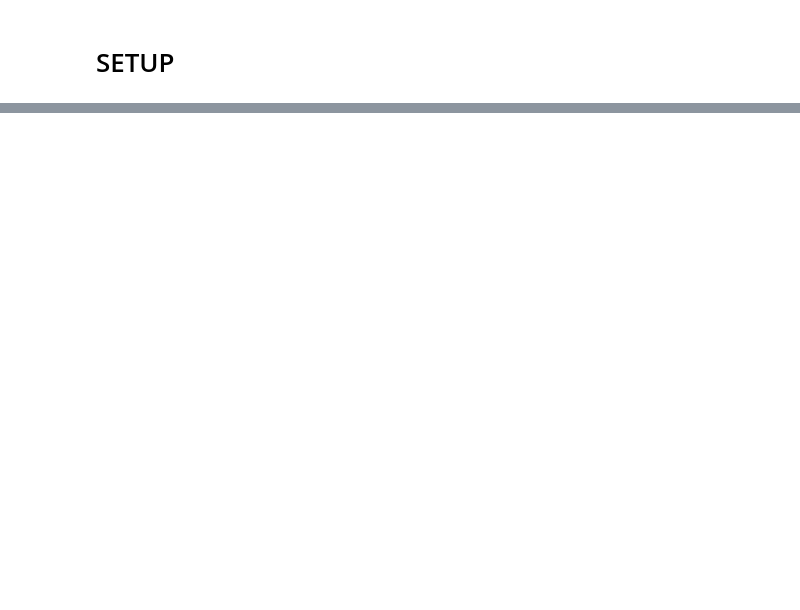
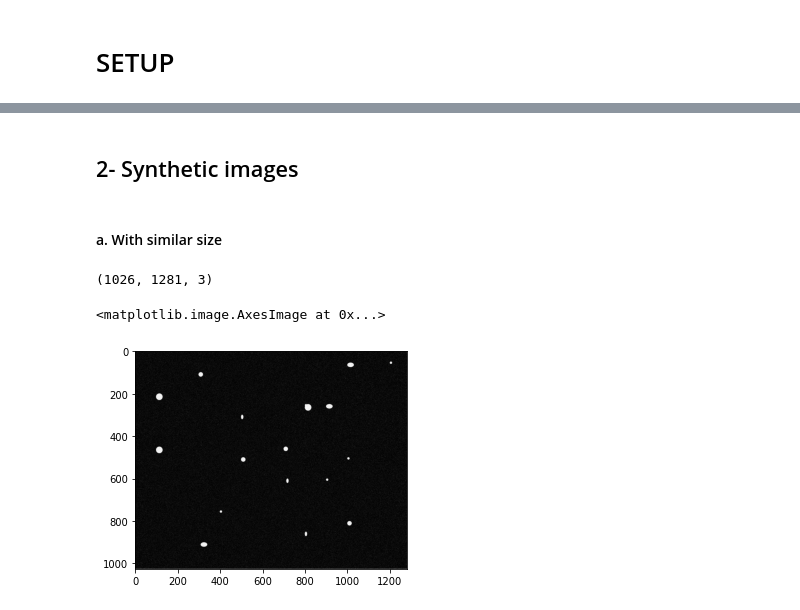
Before and after one commit to juanpb27/ssl_objects_detection, a Jupyter notebook: notebooks/multiple_particle_tracking.ipynb, the cells around one changed output, grey strips where cells are left out. Drawn from its saved outputs; the diff is of its cells as text; code cells hidden in the pictures; blank space fills up the shorter version.

```diff
--- a/notebooks/multiple_particle_tracking.ipynb
+++ b/notebooks/multiple_particle_tracking.ipynb
@@ -181,3 +302,22 @@ plt.scatter(detections[:, 1], detections[:, 0], color="r")
 # %%
 # Evaluate the model
 # loss, acc = model.evaluate(test_images, test_labels, verbose=2)
+# %% [markdown]
+## 2- Synthetic images
+# %% [markdown]
+#### a. With similar size
+# %%
+# Preprocessing
+path = f'/content/drive/MyDrive/Investigacion/Data/synthetics/sinteticav5_circles_noisy.png'
+#path = f'/content/drive/MyDrive/Investigacion/Data/synthetics/sinteticav5_squares_noisy.png'
+#path = f'/content/drive/MyDrive/Investigacion/Data/synthetics/sinteticav3_noisy.png'
+
+image = dt.LoadImage(path)()._value / 256
+image3 = cv2.merge((image, image, image))
+
+print(image3.shape)
+plt.imshow(image3, cmap='gray')
+# %% [output]
+(1026, 1281, 3)
+<matplotlib.image.AxesImage at 0x...>
+[figure, added]
```
Also changed, not shown: parts of 50 cells of this notebook.
